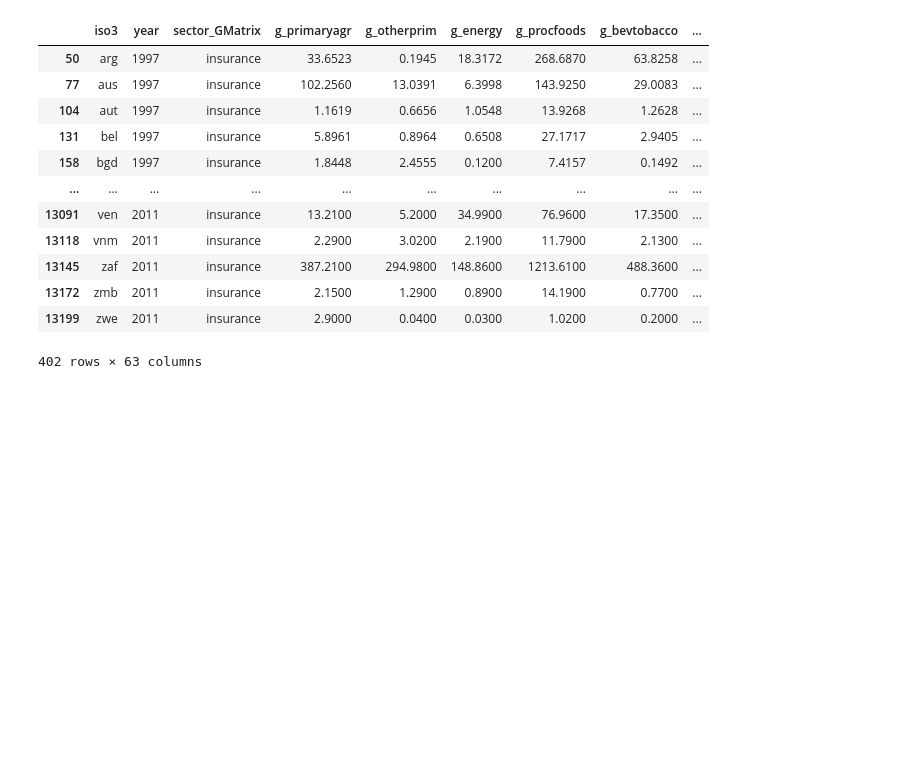
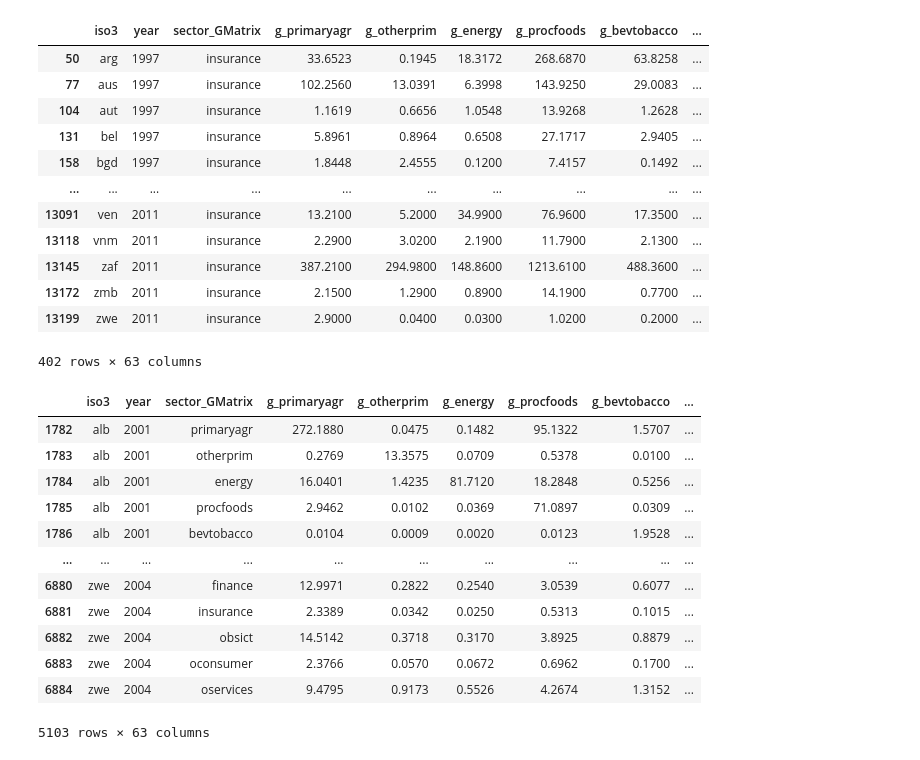
Before and after one commit to ElizabethCobos/Actividad1, a Jupyter notebook: Actividad_1.ipynb, the cells around one changed output. Drawn from its saved outputs; the diff is of its cells as text; code cells hidden in the pictures; blank space fills up the shorter version.

Commit message:
Filtro c

```diff
--- a/Actividad_1.ipynb
+++ b/Actividad_1.ipynb
@@ -56,3 +56,21 @@ b
 | 13172 | zmb | 2011 | insurance | 2.1500 | 1.2900 | 0.8900 | 14.1900 | 0.7700 | ... |
 | 13199 | zwe | 2011 | insurance | 2.9000 | 0.0400 | 0.0300 | 1.0200 | 0.2000 | ... |
 402 rows × 63 columns
+# %%
+#Filtro c
+c=df[(df["year"] > 1997) & (df["year"] <2005)]
+c
+# %% [output]
+|  | iso3 | year | sector_GMatrix | g_primaryagr | g_otherprim | g_energy | g_procfoods | g_bevtobacco | ... |
+| 1782 | alb | 2001 | primaryagr | 272.1880 | 0.0475 | 0.1482 | 95.1322 | 1.5707 | ... |
+| 1783 | alb | 2001 | otherprim | 0.2769 | 13.3575 | 0.0709 | 0.5378 | 0.0100 | ... |
+| 1784 | alb | 2001 | energy | 16.0401 | 1.4235 | 81.7120 | 18.2848 | 0.5256 | ... |
+| 1785 | alb | 2001 | procfoods | 2.9462 | 0.0102 | 0.0369 | 71.0897 | 0.0309 | ... |
+| 1786 | alb | 2001 | bevtobacco | 0.0104 | 0.0009 | 0.0020 | 0.0123 | 1.9528 | ... |
+| ... | ... | ... | ... | ... | ... | ... | ... | ... | ... |
+| 6880 | zwe | 2004 | finance | 12.9971 | 0.2822 | 0.2540 | 3.0539 | 0.6077 | ... |
+| 6881 | zwe | 2004 | insurance | 2.3389 | 0.0342 | 0.0250 | 0.5313 | 0.1015 | ... |
+| 6882 | zwe | 2004 | obsict | 14.5142 | 0.3718 | 0.3170 | 3.8925 | 0.8879 | ... |
+| 6883 | zwe | 2004 | oconsumer | 2.3766 | 0.0570 | 0.0672 | 0.6962 | 0.1700 | ... |
+| 6884 | zwe | 2004 | oservices | 9.4795 | 0.9173 | 0.5526 | 4.2674 | 1.3152 | ... |
+5103 rows × 63 columns
```
